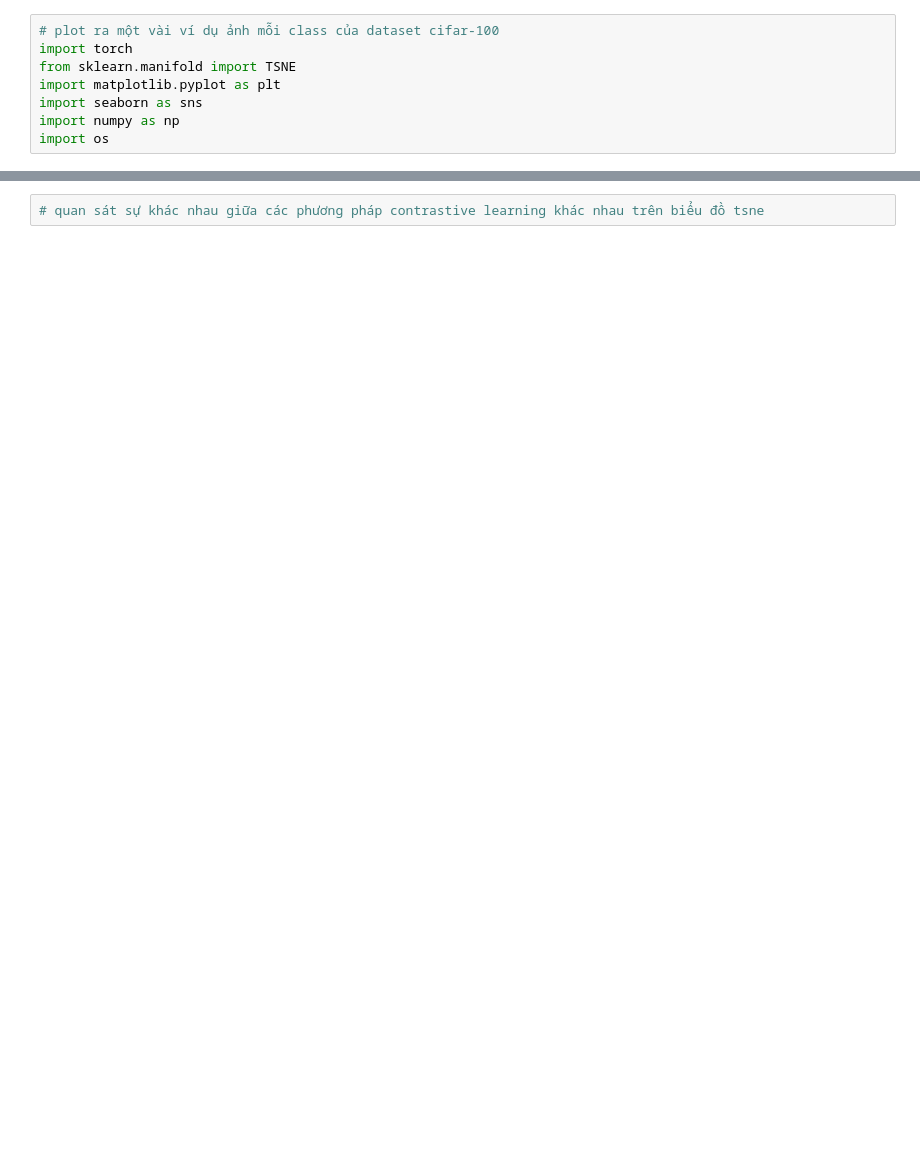
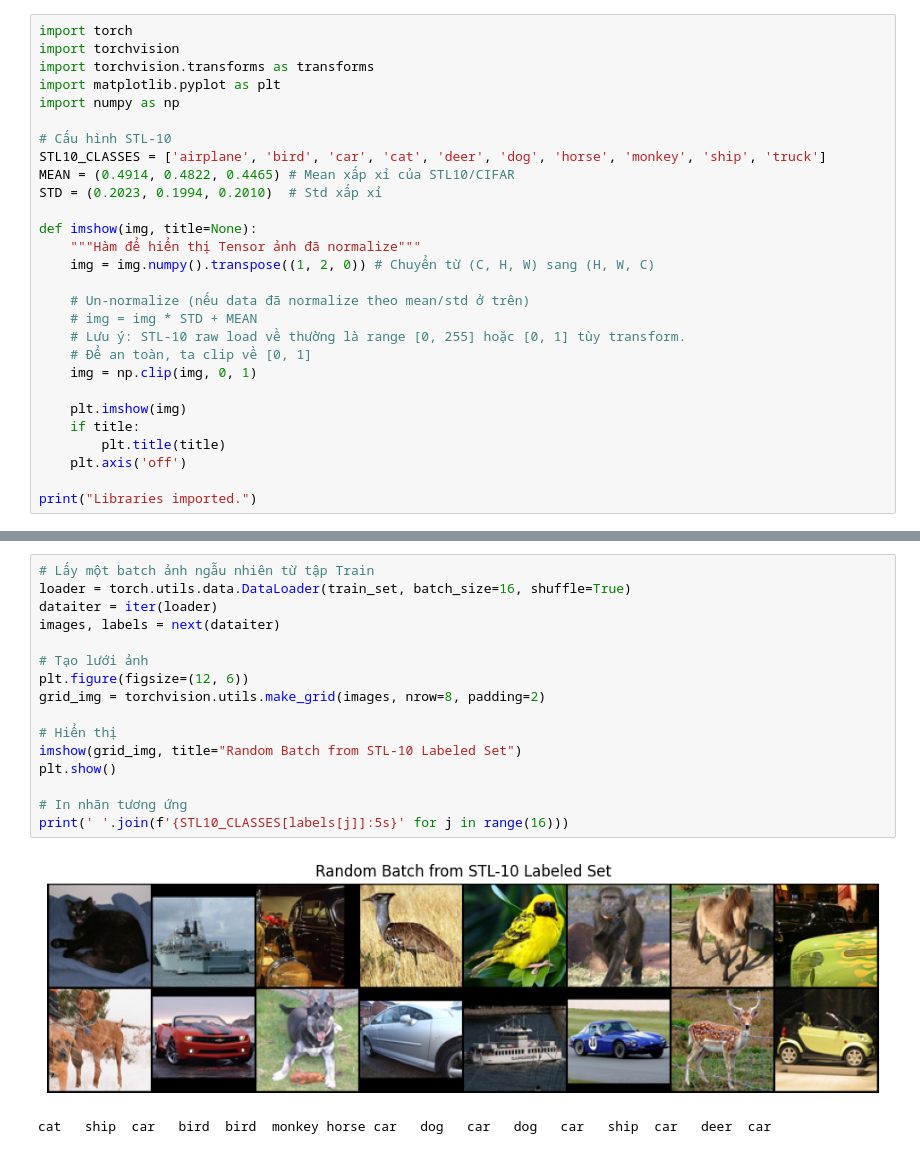
Before and after one commit to HiGiangcoder/contrastive-demo, a Jupyter notebook: test.ipynb, the cells around one changed output, grey strips where cells are left out. Cells and saved outputs as stored; diff of their text form; blank space fills up the shorter version.

```diff
--- a/test.ipynb
+++ b/test.ipynb
@@ -1,8 +1,28 @@
 # %%
-# plot ra một vài ví dụ ảnh mỗi class của dataset cifar-100
 import torch
-from sklearn.manifold import TSNE
+import torchvision
+import torchvision.transforms as transforms
 import matplotlib.pyplot as plt
-import seaborn as sns
 import numpy as np
-import os
+
+# Cấu hình STL-10
+STL10_CLASSES = ['airplane', 'bird', 'car', 'cat', 'deer', 'dog', 'horse', 'monkey', 'ship', 'truck']
+MEAN = (0.4914, 0.4822, 0.4465) # Mean xấp xỉ của STL10/CIFAR
+STD = (0.2023, 0.1994, 0.2010)  # Std xấp xỉ
+
+def imshow(img, title=None):
+    """Hàm để hiển thị Tensor ảnh đã normalize"""
+    img = img.numpy().transpose((1, 2, 0)) # Chuyển từ (C, H, W) sang (H, W, C)
+
+    # Un-normalize (nếu data đã normalize theo mean/std ở trên)
+    # img = img * STD + MEAN
+    # Lưu ý: STL-10 raw load về thường là range [0, 255] hoặc [0, 1] tùy transform.
+    # Để an toàn, ta clip về [0, 1]
+    img = np.clip(img, 0, 1)
+
+    plt.imshow(img)
+    if title:
+        plt.title(title)
+    plt.axis('off')
+
+print("Libraries imported.")
@@ -57,2 +49,19 @@ NameError: name 'get_dataloader' is not defined
 # %%
-# quan sát sự khác nhau giữa các phương pháp contrastive learning khác nhau trên biểu đồ tsne
+# Lấy một batch ảnh ngẫu nhiên từ tập Train
+loader = torch.utils.data.DataLoader(train_set, batch_size=16, shuffle=True)
+dataiter = iter(loader)
+images, labels = next(dataiter)
+
+# Tạo lưới ảnh
+plt.figure(figsize=(12, 6))
+grid_img = torchvision.utils.make_grid(images, nrow=8, padding=2)
+
+# Hiển thị
+imshow(grid_img, title="Random Batch from STL-10 Labeled Set")
+plt.show()
+
+# In nhãn tương ứng
+print(' '.join(f'{STL10_CLASSES[labels[j]]:5s}' for j in range(16)))
+# %% [output]
+[figure, added]
+cat   ship  car   bird  bird  monkey horse car   dog   car   dog   car   ship  car   deer  car
```
Also changed, not shown: parts of 5 cells of this notebook.
